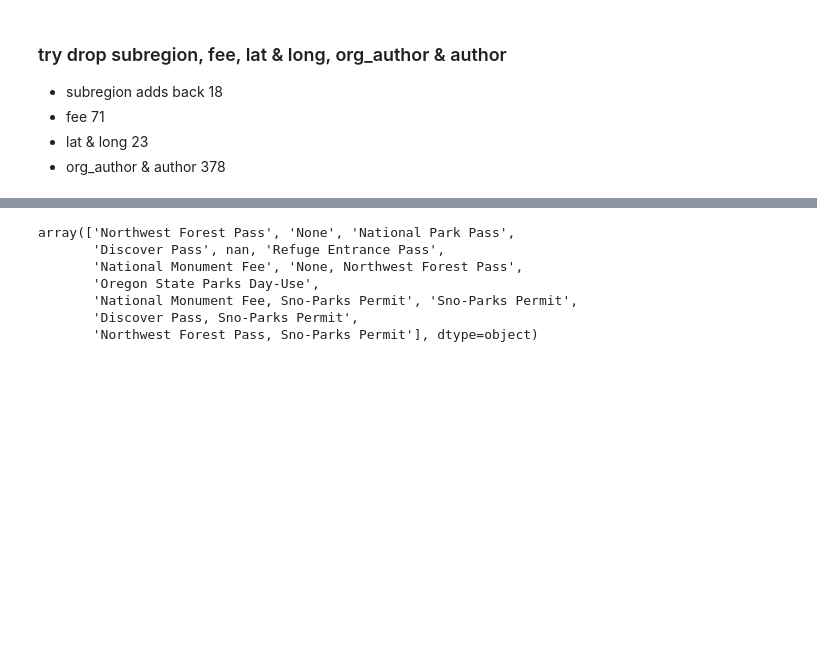
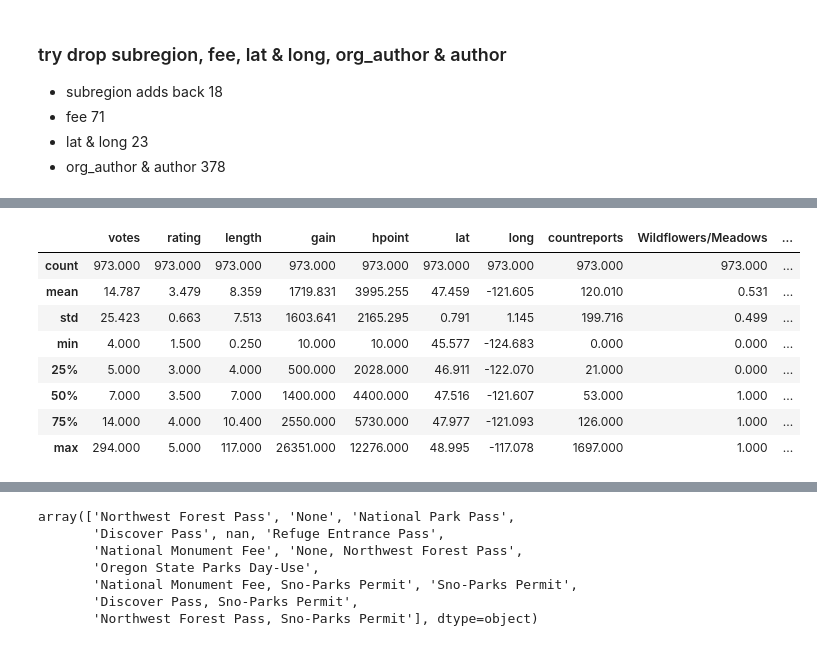
Before and after one commit to spencertollefson/WA-trails-rating-prediction, a Jupyter notebook: wta_data_cleaning.ipynb, the cells around one changed output, grey strips where cells are left out. Cells and saved outputs as stored; diff of their text form; code cells hidden in the pictures; blank space fills up the shorter version.

```diff
--- a/wta_data_cleaning.ipynb
+++ b/wta_data_cleaning.ipynb
@@ -112,3 +117,15 @@ df[df.votes > 3].rating.plot.hist(50)
 # %% [output]
 <matplotlib.axes._subplots.AxesSubplot at 0x...>
 [drawing not drawn]
+# %%
+df[df.votes > 3].describe()
+# %% [output]
+|  | votes | rating | length | gain | hpoint | lat | long | countreports | Wildflowers/Meadows | ... |
+| count | 973.000 | 973.000 | 973.000 | 973.000 | 973.000 | 973.000 | 973.000 | 973.000 | 973.000 | ... |
+| mean | 14.787 | 3.479 | 8.359 | 1719.831 | 3995.255 | 47.459 | -121.605 | 120.010 | 0.531 | ... |
+| std | 25.423 | 0.663 | 7.513 | 1603.641 | 2165.295 | 0.791 | 1.145 | 199.716 | 0.499 | ... |
+| min | 4.000 | 1.500 | 0.250 | 10.000 | 10.000 | 45.577 | -124.683 | 0.000 | 0.000 | ... |
+| 25% | 5.000 | 3.000 | 4.000 | 500.000 | 2028.000 | 46.911 | -122.070 | 21.000 | 0.000 | ... |
+| 50% | 7.000 | 3.500 | 7.000 | 1400.000 | 4400.000 | 47.516 | -121.607 | 53.000 | 1.000 | ... |
+| 75% | 14.000 | 4.000 | 10.400 | 2550.000 | 5730.000 | 47.977 | -121.093 | 126.000 | 1.000 | ... |
+| max | 294.000 | 5.000 | 117.000 | 26351.000 | 12276.000 | 48.995 | -117.078 | 1697.000 | 1.000 | ... |
```
Also changed, not shown: parts of 4 cells of this notebook.
